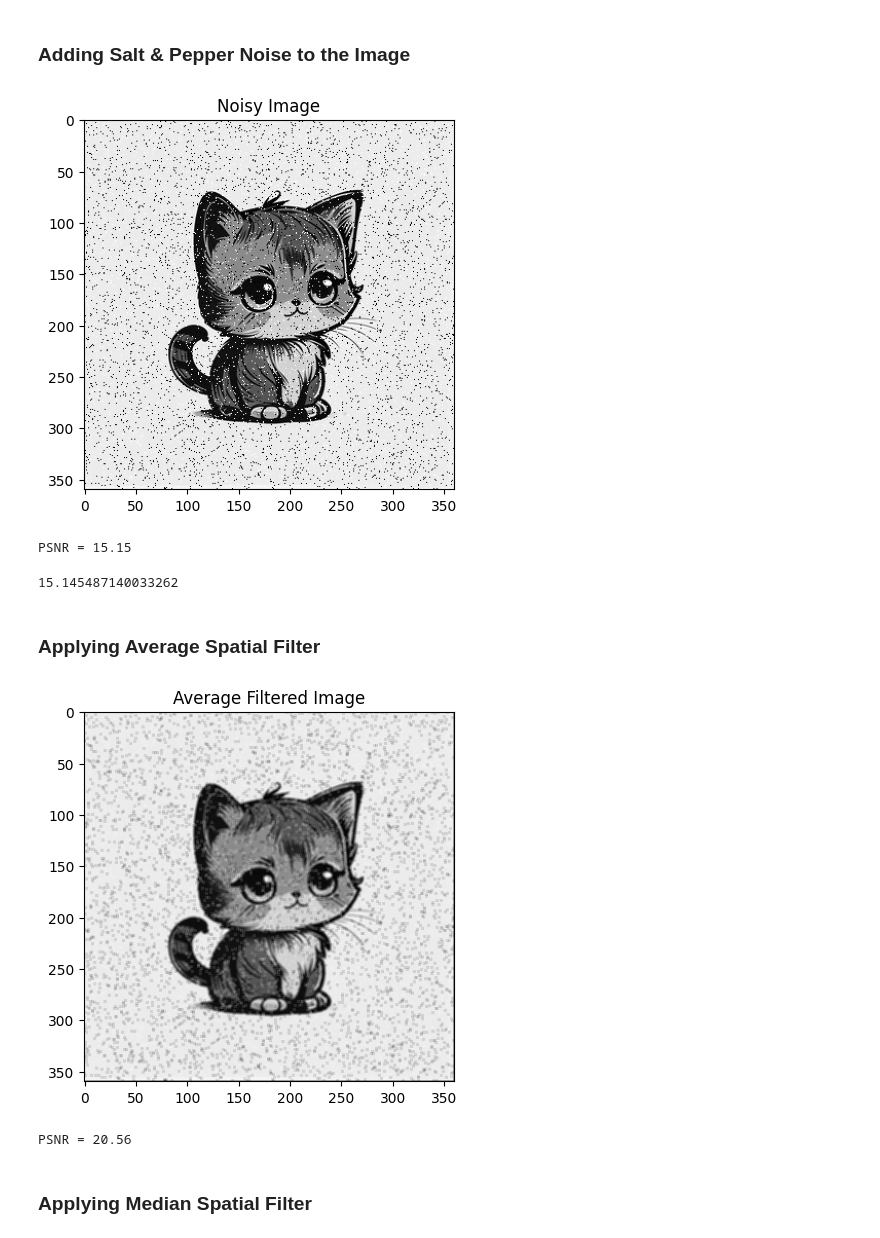
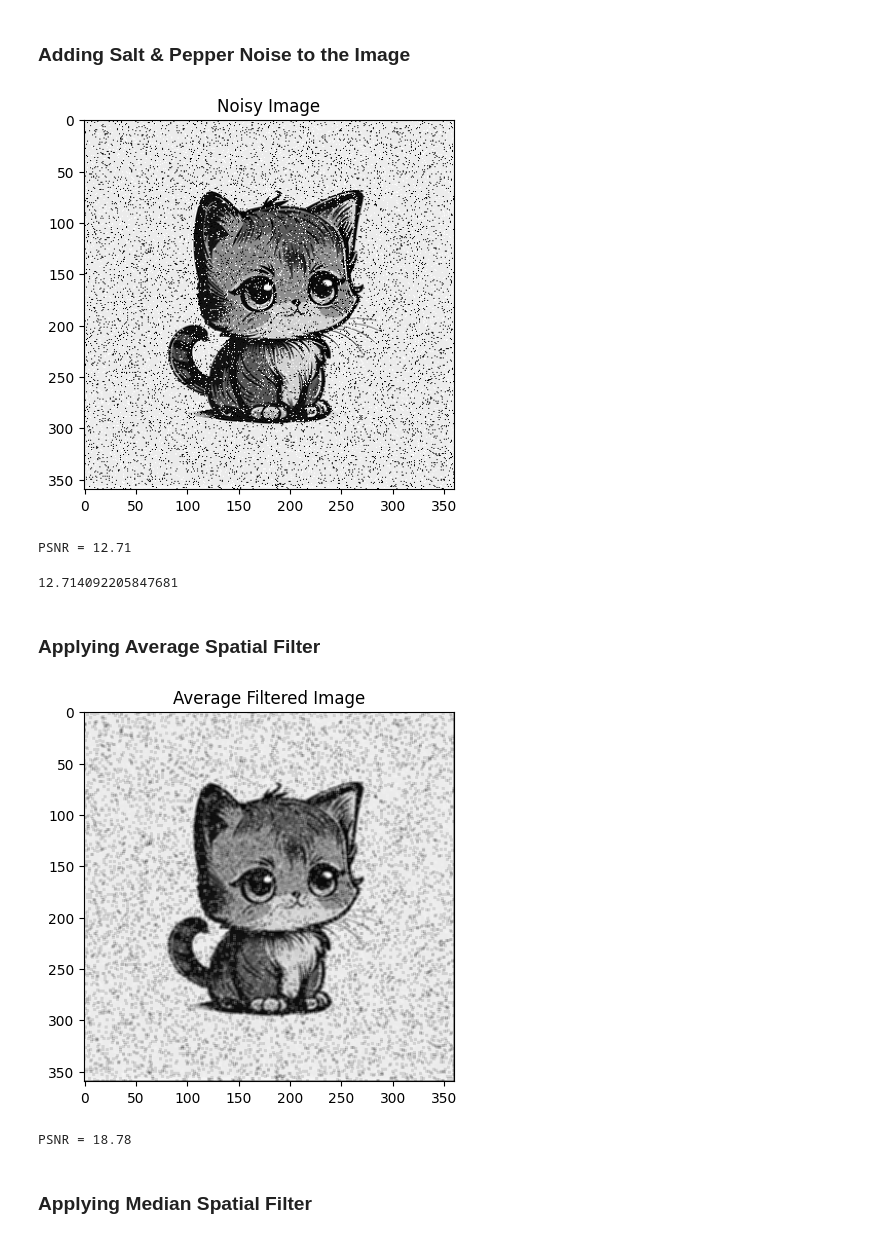
Before and after one commit to ahnafshahrear/Digital-Image-Processing-Lab, a Jupyter notebook: 3(a) Avg & Median Filters.ipynb, the cells around one changed output. Saved outputs shown, nothing was run; the diff lists cells and outputs as text; code cells hidden in the pictures.

```diff
--- a/3(a) Avg & Median Filters.ipynb
+++ b/3(a) Avg & Median Filters.ipynb
@@ -52,10 +52,11 @@ def median_filter(image, mask_size):
 # %% [markdown]
 ### Function for adding Salt & Pepper Noise
 # %%
-def salt_pepper_noise(image, noise_amount):
+def add_salt_pepper_noise(image, percent):
     noisy_image = image.copy()
+    noise_amount = (image.shape[0] * image.shape[1]) * (percent / 100)
 
-    for k in range(noise_amount):
+    for k in range(int(noise_amount)):
         index = []
         for x in range(1, 5):
             index.append(np.random.randint(0, image.shape[0]))
@@ -66,7 +67,7 @@ def salt_pepper_noise(image, noise_amount):
 ### Function for calculating PSNR (Peak Signal to Noise Ratio)
 - **Function: psnr = cv2.PSNR(image1, image2)**
 # %%
-def image_psnr(image1, image2):
+def compute_psnr(image1, image2):
     image1, image2 = np.float64(image1), np.float64(image2)
     mse = np.mean((image1 - image2) ** 2)
     if mse == 0:
@@ -85,17 +86,17 @@ plt.show()
 # %% [markdown]
 ### Adding Salt & Pepper Noise to the Image
 # %%
-noisy_cat_image = salt_pepper_noise(cat_image, 5000)
+noisy_cat_image = add_salt_pepper_noise(cat_image, 7)
 plt.imshow(cv2.cvtColor(noisy_cat_image, cv2.COLOR_BGR2RGB))
 plt.title("Noisy Image")
 plt.show()
 psnr = image_psnr(cat_image, noisy_cat_image)
 print(f"PSNR = {psnr}")
 cv2.PSNR(cat_image, noisy_cat_image)
 # %% [output]
-[figure, old version]
+[figure, new version]
-PSNR = 15.15
+PSNR = 12.71
-15.145487140033262
+12.714092205847681
 # %% [markdown]
 ### Applying Average Spatial Filter
 # %%
@@ -103,11 +104,11 @@ avg_cat_image = average_filter(noisy_cat_image, 3)
 plt.imshow(cv2.cvtColor(avg_cat_image, cv2.COLOR_BGR2RGB))
 plt.title("Average Filtered Image")
 plt.show()
-psnr = image_psnr(cat_image, avg_cat_image)
+psnr = compute_psnr(cat_image, avg_cat_image)
 print(f"PSNR = {psnr}")
 # %% [output]
-[figure, old version]
+[figure, new version]
-PSNR = 20.56
+PSNR = 18.78
 # %% [markdown]
 ### Applying Median Spatial Filter
 # %%
```
Also changed, not shown: parts of 2 cells of this notebook, 1 other file.
